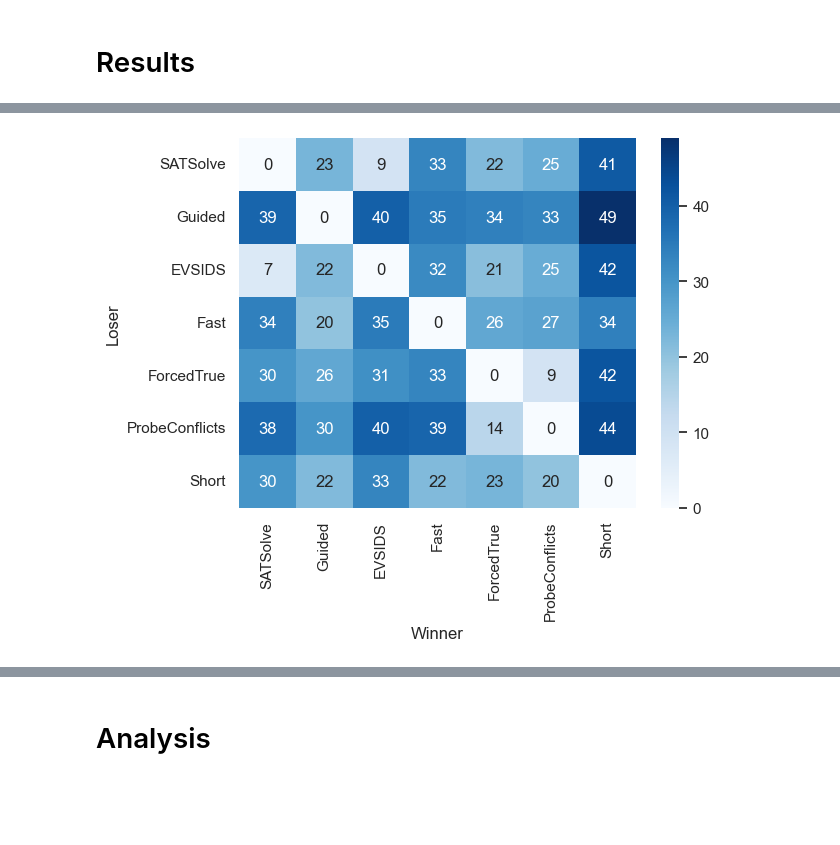
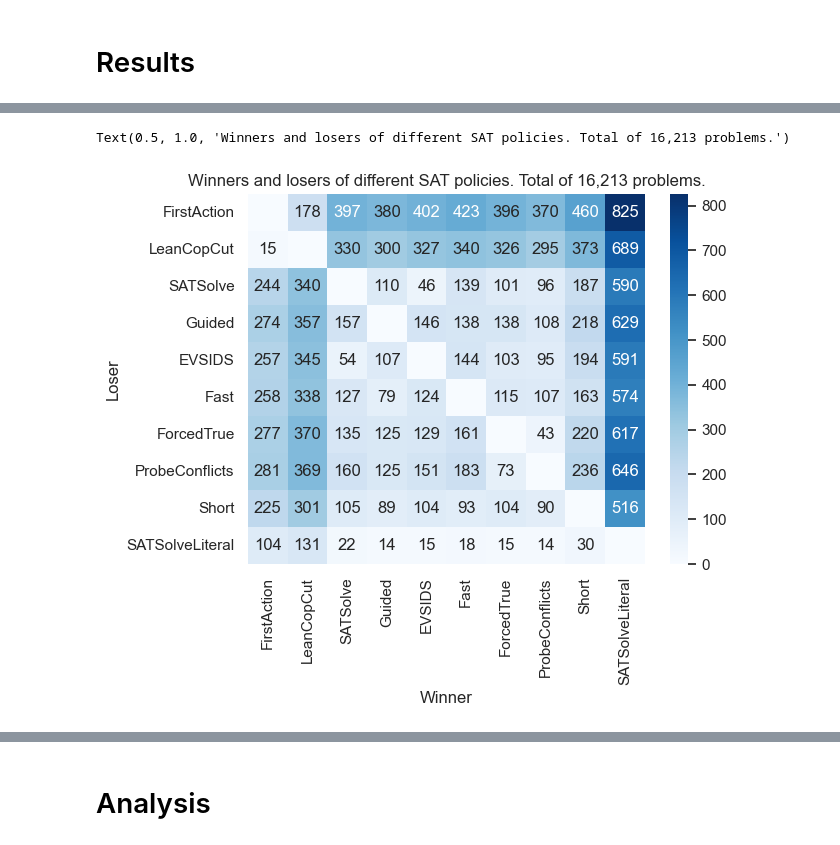
Before and after one commit to mfixman/connections, a Jupyter notebook: jupyter/Analysis_sat.ipynb, the cells around one changed output, grey strips where cells are left out. Cells and saved outputs as stored; diff of their text form; code cells hidden in the pictures; blank space fills up the shorter version.

```diff
--- a/jupyter/Analysis_sat.ipynb
+++ b/jupyter/Analysis_sat.ipynb
@@ -28,11 +28,11 @@ seaborn.set()
 data = pandas.concat(
     [
         pandas.read_csv(
-            'results/sat_guided.csv',
+            'results/SATSolveGuided.csv',
         ),
-        pandas.read_csv(
-          'results/SYN.csv',
-        )
+        # pandas.read_csv(
+          # 'results/SYN.csv',
+        # )
     ],
     ignore_index = True,
 ).drop_duplicates(['problem', 'strategy'])
@@ -167,19 +112,31 @@ results[cols].loc[cols.rename('')]
 # %%
-cols = results.columns[results.columns.str.startswith('SAT') & ~results.columns.str.endswith('Literal')]
-plot = (
-    results.
-    loc[cols, cols].
-    rename_axis(index = 'Loser', columns = 'Winner').
-    rename(index = lambda x: x.removeprefix('SATSolveGuided') if x != 'SATSolveGuided' else 'Guided').
-    rename(columns = lambda x: x.removeprefix('SATSolveGuided') if x != 'SATSolveGuided' else 'Guided')
+results = (
+    merged
+    [~merged.solved_left & merged.solved_right]
+    [['strategy_left', 'strategy_right']]
+    .value_counts()
+    .unstack(level = 'strategy_right', fill_value = 0)
+    .rename_axis(index = 'Loser', columns = 'Winner')
 )
+
+# cols = results.columns[results.columns.str.startswith('SAT') & ~results.columns.str.endswith('Literal')]
+# cols = results.columns
+# plot = (
+#     results.
+#     loc[cols, cols].
+#     rename_axis(index = 'Loser', columns = 'Winner').
+#     rename(index = lambda x: x.removeprefix('SATSolveGuided') if x != 'SATSolveGuided' else 'Guided').
+#     rename(columns = lambda x: x.removeprefix('SATSolveGuided') if x != 'SATSolveGuided' else 'Guided')
+# )
 
 seaborn.heatmap(
     plot,
-    annot = plot,
+    annot = plot.map(lambda x: f'{x:d}' if x != 0 else ''),
+    fmt = 's',
     cmap = 'Blues',
 )
-# pyplot.title('Winners and losers of different SAT policies. Subset of 1458 problems.')
-pyplot.savefig('figures/sat_policies_plot.png', bbox_inches = 'tight')
+pyplot.title(f'Winners and losers of different SAT policies. Total of {data.problem.nunique():,d} problems.')
+# pyplot.savefig('figures/sat_policies_plot.png', bbox_inches = 'tight')
 # %% [output]
+Text(0.5, 1.0, 'Winners and losers of different SAT policies. Total of 16,213 problems.')
-[figure, old version]
+[figure, new version]
```
Also changed, not shown: parts of 24 cells of this notebook, 3 other files.
